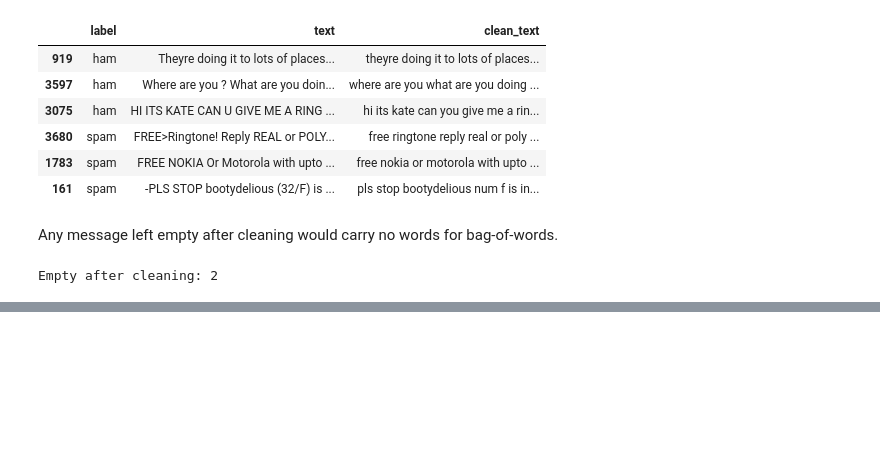
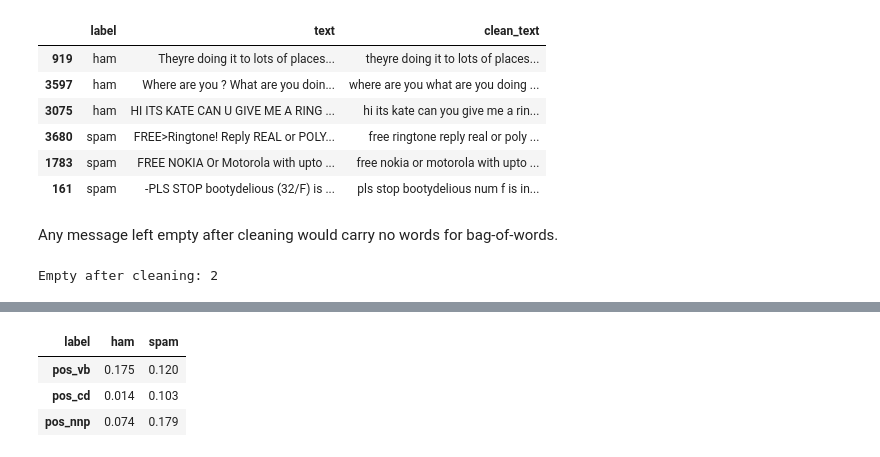
Before and after one commit to imadmurr/sms-spam-detector, a Jupyter notebook: sms_spam_detector.ipynb, the cells around one changed output, grey strips where cells are left out. Drawn from its saved outputs; the diff is of its cells as text; code cells hidden in the pictures; blank space fills up the shorter version.

```diff
--- a/sms_spam_detector.ipynb
+++ b/sms_spam_detector.ipynb
@@ -249,0 +342,12 @@ Empty after cleaning: 2
+# %%
+from features import POS_FEATURES, pos_features
+
+for part in (df, train, test):
+    part[POS_FEATURES] = pd.DataFrame(part["text"].map(pos_features).tolist(), index=part.index)
+
+df.groupby("label")[POS_FEATURES].mean().T.round(3)
+# %% [output]
+| label | ham | spam |
+| pos_vb | 0.175 | 0.120 |
+| pos_cd | 0.014 | 0.103 |
+| pos_nnp | 0.074 | 0.179 |
```
Also changed, not shown: parts of 11 cells of this notebook, 2 other files.
